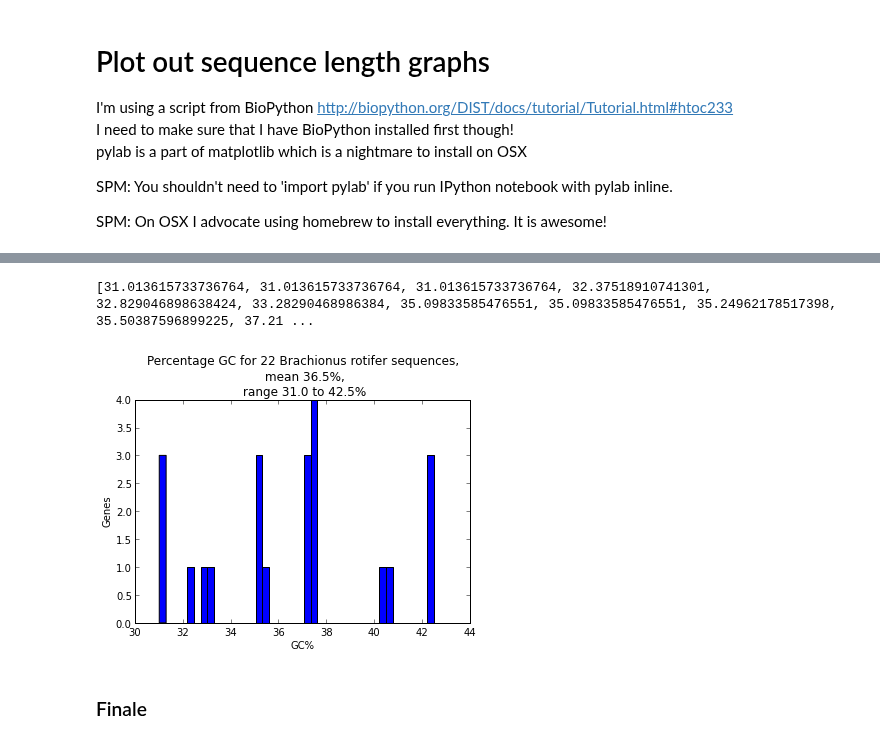
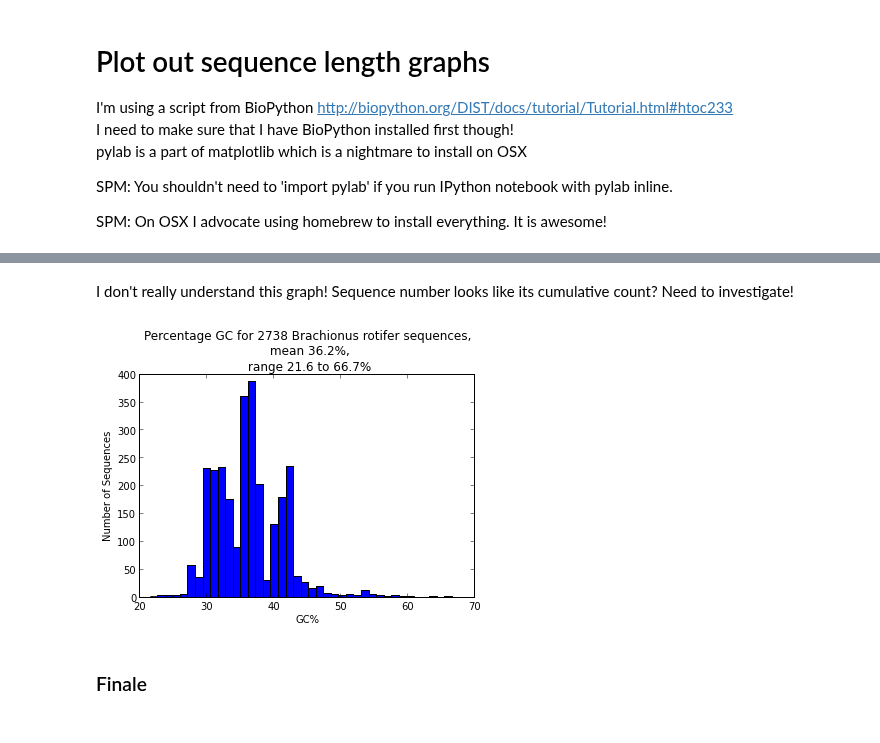
Before and after one commit to HullUni-bioinformatics/ReproPhylo, a Jupyter notebook: SeqLength_EDA.ipynb, the cells around one changed output, grey strips where cells are left out. Drawn from its saved outputs; the diff is of its cells as text; code cells hidden in the pictures.

Commit message:
changed data file to brachionus2k and tidied up

```diff
--- a/SeqLength_EDA.ipynb
+++ b/SeqLength_EDA.ipynb
@@ -40,19 +34,20 @@ SPM: I think, perhaps, that this should be adjusted for sequence length, so the
+# %% [markdown]
+I don't really understand this graph! Sequence number looks like its cumulative count? Need to investigate!
 # %%
 #this from BioPython tutorial
 from Bio import SeqIO
 from Bio.SeqUtils import GC
 
-gc_values = sorted(GC(rec.seq) for rec in SeqIO.parse("data/22_rotifer_COI_seqs.fas", "fasta"))
-print gc_values
+gc_values = sorted(GC(rec.seq) for rec in SeqIO.parse("data/brachionus2k.fasta", "fasta"))
+#print gc_values
 #this put together by me
 hist(gc_values, bins=40)
 title("Percentage GC for %i Brachionus rotifer sequences,\n mean %0.1f%%,\n range %0.1f to %0.1f%%" % (len(gc_values), mean(gc_values), min(gc_values), max(gc_values)))
 xlabel("GC%")
 ylabel("Number of Sequences")
 show()
 # %% [output]
-[31.013615733736764, 31.013615733736764, 31.013615733736764, 32.37518910741301, 32.829046898638424, 33.28290468986384, 35.09833585476551, 35.09833585476551, 35.24962178517398, 35.50387596899225, 37.21 ...
-[figure, old version]
+[figure, new version]
 # %% [markdown]
 ### Finale
 # %% [markdown]
```
Also changed, not shown: parts of 7 cells of this notebook.
